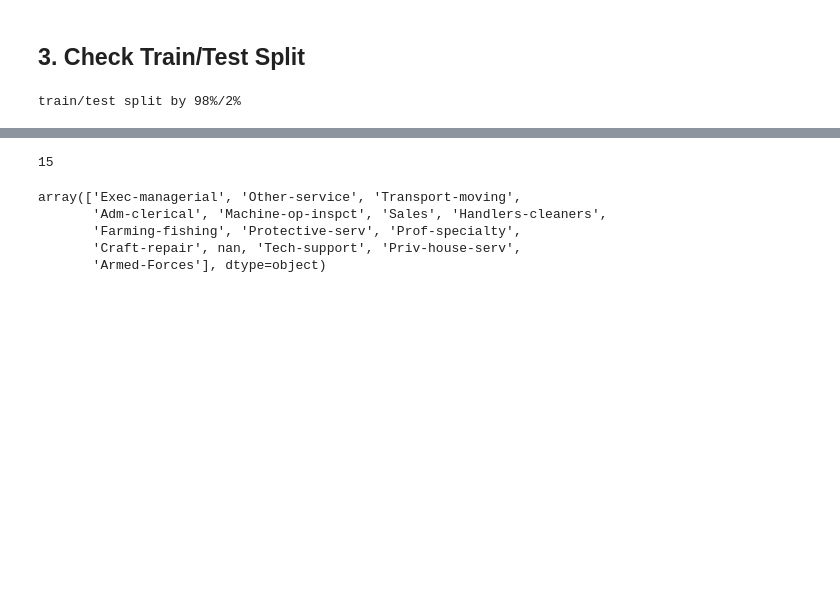
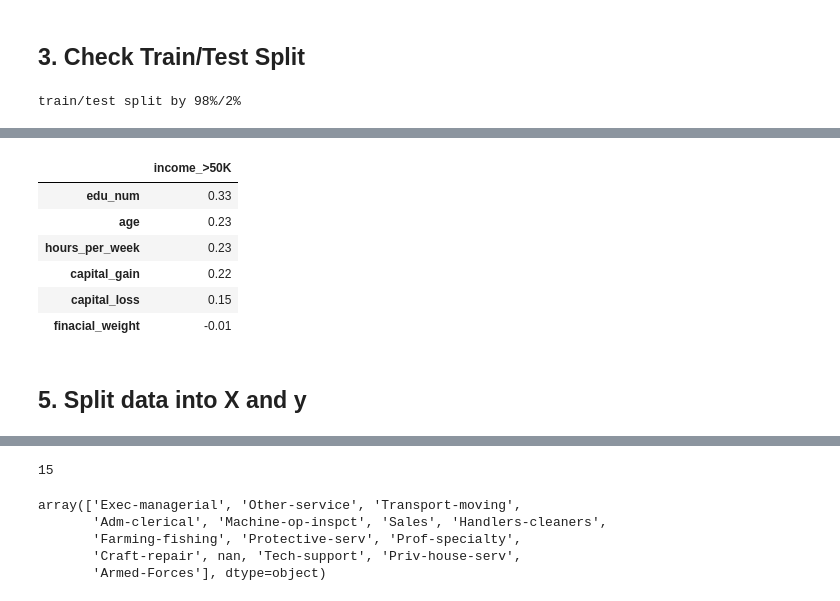
Before and after one commit to heesukjang/Income_Prediction, a Jupyter notebook: Income_Prediction.ipynb, the cells around one changed output, grey strips where cells are left out. Saved outputs shown, nothing was run; the diff lists cells and outputs as text; code cells hidden in the pictures; blank space fills up the shorter version.

```diff
--- a/Income_Prediction.ipynb
+++ b/Income_Prediction.ipynb
@@ -178,0 +198,14 @@ train/test split by 98%/2%
+# %%
+# highest correlated with correlation of features with 'income_>50K'
+corr_w_income = pd.DataFrame(X_train.corr()['income_>50K'].sort_values(ascending=False)[1:])
+corr_w_income
+# %% [output]
+|  | income_>50K |
+| edu_num | 0.33 |
+| age | 0.23 |
+| hours_per_week | 0.23 |
+| capital_gain | 0.22 |
+| capital_loss | 0.15 |
+| finacial_weight | -0.01 |
+# %% [markdown]
+## 5. Split data into X and y
```
Also changed, not shown: parts of 16 cells of this notebook.
